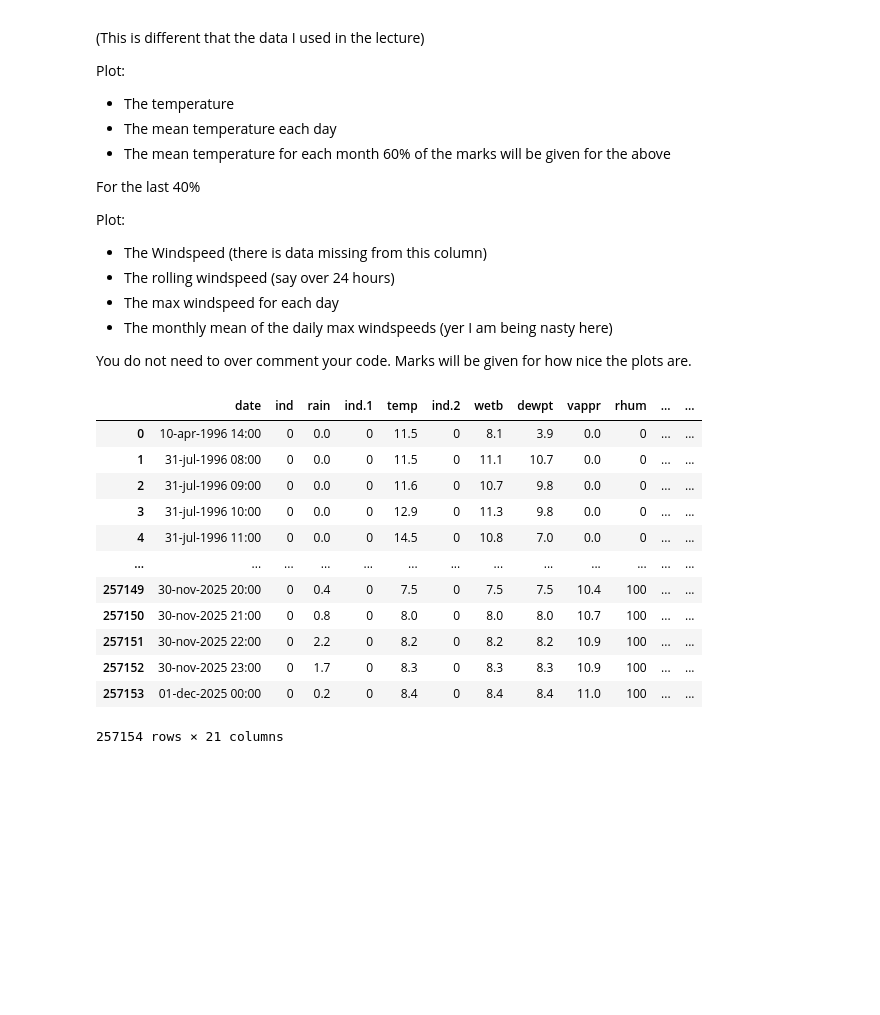
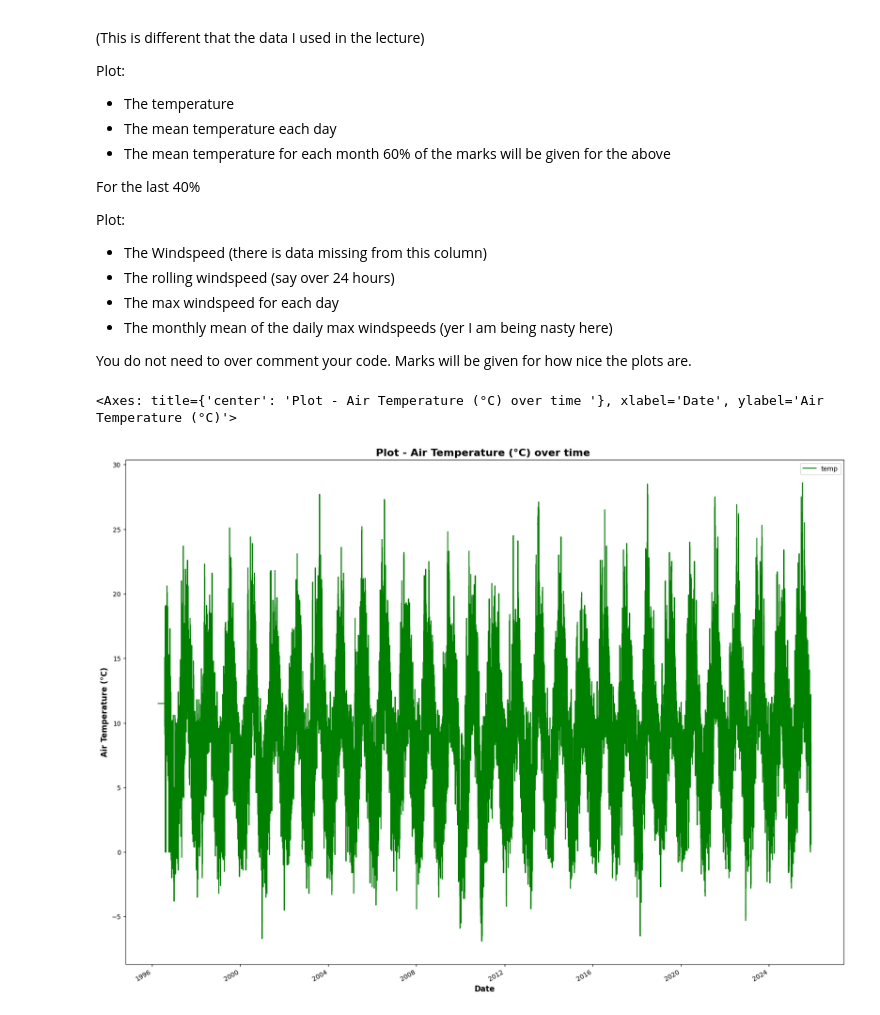
Before and after one commit to Hugo-van-Zyl/programming-for-data-analytics, a Jupyter notebook: Practical Assignments/assignment_6_Weather.ipynb, the cells around one changed output. Cells and saved outputs as stored; diff of their text form; code cells hidden in the pictures; blank space fills up the shorter version.

```diff
--- a/Practical Assignments/assignment_6_Weather.ipynb
+++ b/Practical Assignments/assignment_6_Weather.ipynb
@@ -26,29 +26,34 @@ Plot:
 
 You do not need to over comment your code. Marks will be given for how nice the plots are.
 # %%
+# PLOT 1 - Temperature over time
 # Import pandas that I can work with the data in a dataframe format
 import pandas as pd
 
-# Import matplotlib for using plots
+# Import matplotlib & seaborn for using plots
 import matplotlib as plt
+import seaborn as sns
 
 # use the url provided
 weather_url = 'https://cli.fusio.net/cli/climate_data/webdata/hly4935.csv'
 
 # Convert the CSV data into a pandas dataframe
 weather_stats = pd.read_csv(weather_url, skiprows = 23) # I opened the CSV file as it was not loading in and noticed a bunch of rows with notes, so I skipped these to get it read in
-weather_stats
+
+# Note there is a date column that has time series information. As per the lecture videos, I need to convert this to datetime format.
+weather_stats['date'] = pd.to_datetime(weather_stats['date'])
+
+#display(weather_stats)
+# Make variable to store temperature and date data only as file is big and slow to pull into plot with all columns
+temp_stats = weather_stats[['date','temp']]
+
+# Now I want to make a continuous line plot of the temperature data contained in the csv over time.
+temp_lineplot = temp_stats.plot.line(x = 'date', y = 'temp', figsize = (20,16), color = 'green') # use pandas plot. I could have used either seaborn or matplotlib too
+temp_lineplot.set_title('Plot - Air Temperature (°C) over time ', fontsize=16, weight='bold') # specify a title
+temp_lineplot.set_ylabel('Air Temperature (°C)', fontsize=12, weight='bold') # set name of y axis and bold text
+temp_lineplot.set_xlabel('Date', fontsize=12, weight='bold') # set name of x axis and bold text
+
+display(temp_lineplot)
 # %% [output]
-|  | date | ind | rain | ind.1 | temp | ind.2 | wetb | dewpt | vappr | rhum | ... | ... |
-| 0 | 10-apr-1996 14:00 | 0 | 0.0 | 0 | 11.5 | 0 | 8.1 | 3.9 | 0.0 | 0 | ... | ... |
-| 1 | 31-jul-1996 08:00 | 0 | 0.0 | 0 | 11.5 | 0 | 11.1 | 10.7 | 0.0 | 0 | ... | ... |
-| 2 | 31-jul-1996 09:00 | 0 | 0.0 | 0 | 11.6 | 0 | 10.7 | 9.8 | 0.0 | 0 | ... | ... |
-| 3 | 31-jul-1996 10:00 | 0 | 0.0 | 0 | 12.9 | 0 | 11.3 | 9.8 | 0.0 | 0 | ... | ... |
-| 4 | 31-jul-1996 11:00 | 0 | 0.0 | 0 | 14.5 | 0 | 10.8 | 7.0 | 0.0 | 0 | ... | ... |
-| ... | ... | ... | ... | ... | ... | ... | ... | ... | ... | ... | ... | ... |
-| 257149 | 30-nov-2025 20:00 | 0 | 0.4 | 0 | 7.5 | 0 | 7.5 | 7.5 | 10.4 | 100 | ... | ... |
-| 257150 | 30-nov-2025 21:00 | 0 | 0.8 | 0 | 8.0 | 0 | 8.0 | 8.0 | 10.7 | 100 | ... | ... |
-| 257151 | 30-nov-2025 22:00 | 0 | 2.2 | 0 | 8.2 | 0 | 8.2 | 8.2 | 10.9 | 100 | ... | ... |
-| 257152 | 30-nov-2025 23:00 | 0 | 1.7 | 0 | 8.3 | 0 | 8.3 | 8.3 | 10.9 | 100 | ... | ... |
-| 257153 | 01-dec-2025 00:00 | 0 | 0.2 | 0 | 8.4 | 0 | 8.4 | 8.4 | 11.0 | 100 | ... | ... |
-257154 rows × 21 columns
+<Axes: title={'center': 'Plot - Air Temperature (°C) over time '}, xlabel='Date', ylabel='Air Temperature (°C)'>
+[figure, added]
```
Also changed, not shown: parts of 3 cells of this notebook.
